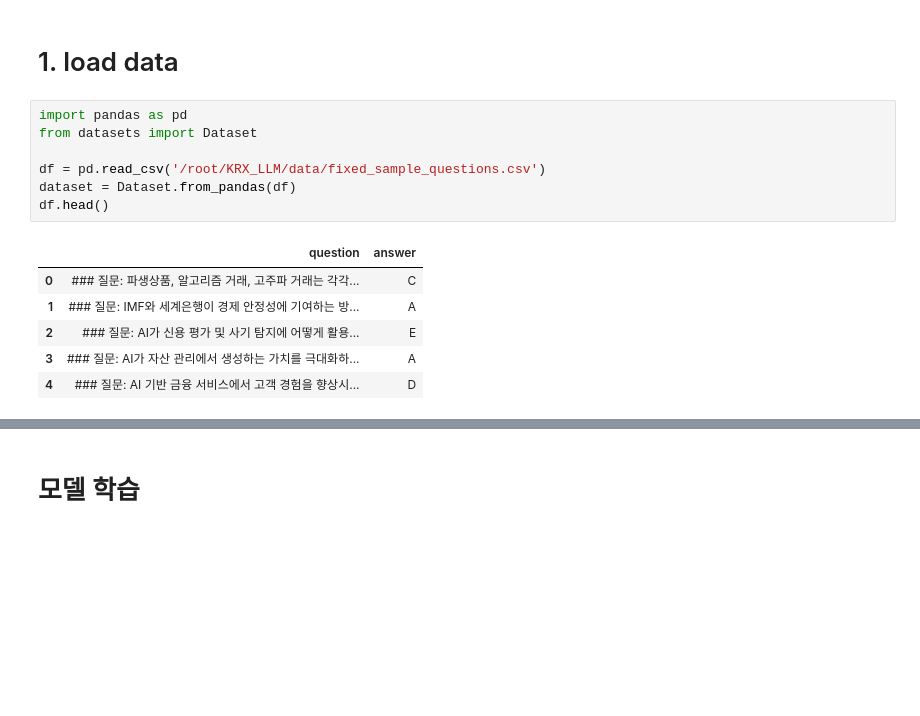
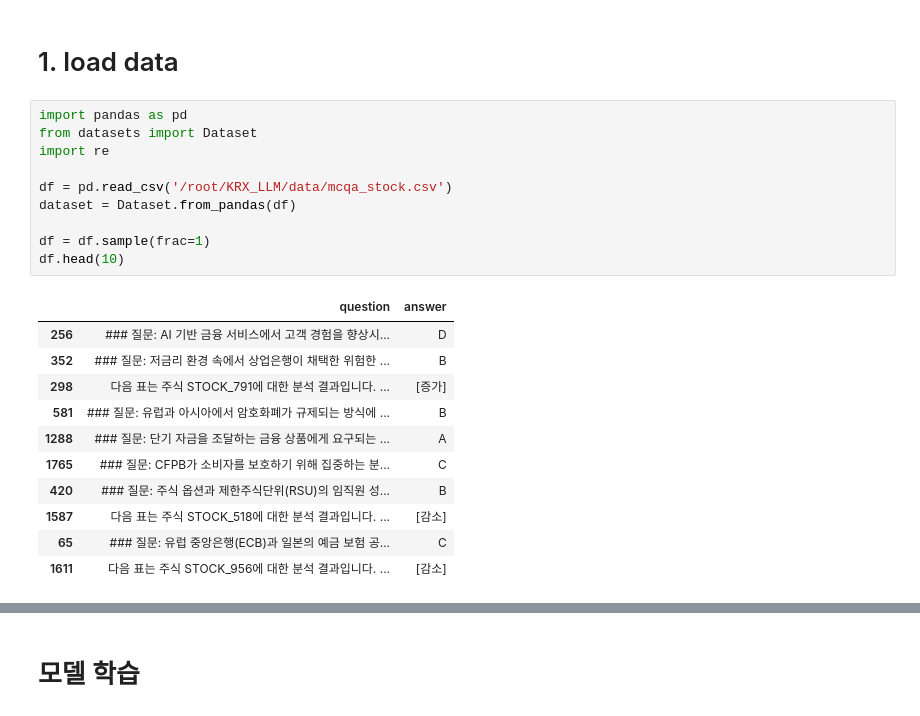
Before and after one commit to tjsgh531/KRX_LLM, a Jupyter notebook: train_model.ipynb, the cells around one changed output, grey strips where cells are left out. Saved outputs shown, nothing was run; the diff lists cells and outputs as text; blank space fills up the shorter version.

```diff
--- a/train_model.ipynb
+++ b/train_model.ipynb
@@ -59,15 +64,23 @@ model = FastLanguageModel.get_peft_model(
 # %%
 import pandas as pd
 from datasets import Dataset
+import re
 
-df = pd.read_csv('/root/KRX_LLM/data/fixed_sample_questions.csv')
+df = pd.read_csv('/root/KRX_LLM/data/mcqa_stock.csv')
 dataset = Dataset.from_pandas(df)
-df.head()
+
+df = df.sample(frac=1)
+df.head(10)
 # %% [output]
 |  | question | answer |
-| 0 | ### 질문: 파생상품, 알고리즘 거래, 고주파 거래는 각각... | C |
-| 1 | ### 질문: IMF와 세계은행이 경제 안정성에 기여하는 방... | A |
-| 2 | ### 질문: AI가 신용 평가 및 사기 탐지에 어떻게 활용... | E |
-| 3 | ### 질문: AI가 자산 관리에서 생성하는 가치를 극대화하... | A |
-| 4 | ### 질문: AI 기반 금융 서비스에서 고객 경험을 향상시... | D |
+| 256 | ### 질문: AI 기반 금융 서비스에서 고객 경험을 향상시... | D |
+| 352 | ### 질문: 저금리 환경 속에서 상업은행이 채택한 위험한 ... | B |
+| 298 | 다음 표는 주식 STOCK_791에 대한 분석 결과입니다. ... | [증가] |
+| 581 | ### 질문: 유럽과 아시아에서 암호화폐가 규제되는 방식에 ... | B |
+| 1288 | ### 질문: 단기 자금을 조달하는 금융 상품에게 요구되는 ... | A |
+| 1765 | ### 질문: CFPB가 소비자를 보호하기 위해 집중하는 분... | C |
+| 420 | ### 질문: 주식 옵션과 제한주식단위(RSU)의 임직원 성... | B |
+| 1587 | 다음 표는 주식 STOCK_518에 대한 분석 결과입니다. ... | [감소] |
+| 65 | ### 질문: 유럽 중앙은행(ECB)과 일본의 예금 보험 공... | C |
+| 1611 | 다음 표는 주식 STOCK_956에 대한 분석 결과입니다. ... | [감소] |
 # %%
```
Also changed, not shown: parts of 10 cells of this notebook, 2 other files.
